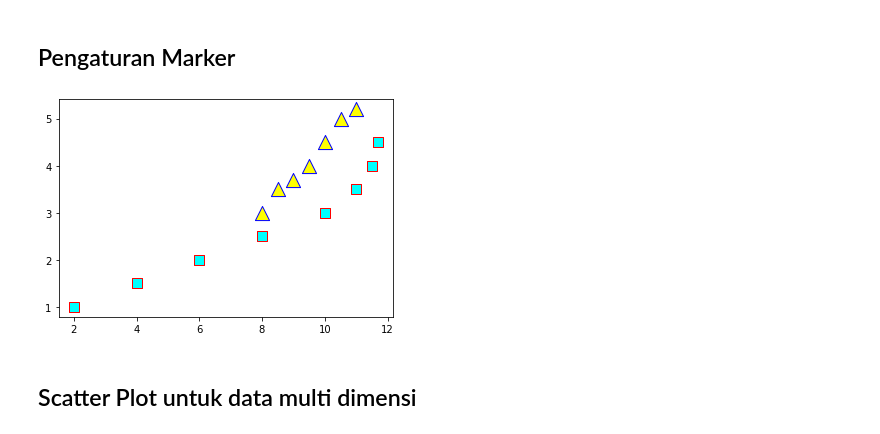
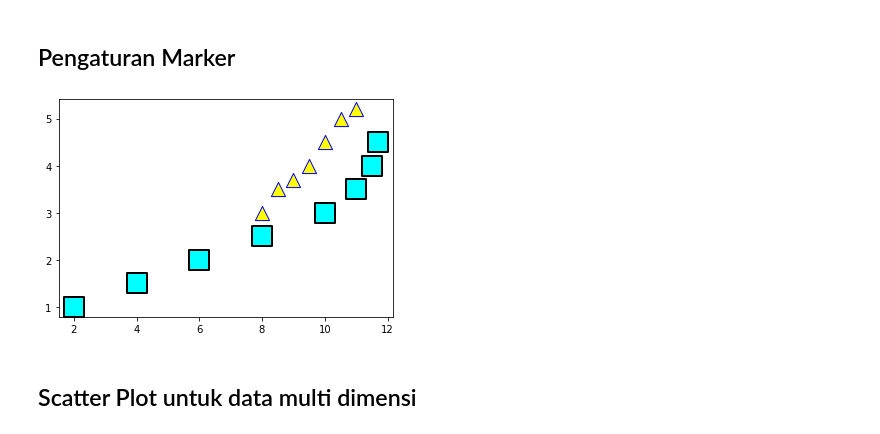
Before and after one commit to boedybios/belajar_matplotlib, a Jupyter notebook: 08_scatter_plot.ipynb, the cells around one changed output. Saved outputs shown, nothing was run; the diff lists cells and outputs as text; code cells hidden in the pictures.

```diff
--- a/08_scatter_plot.ipynb
+++ b/08_scatter_plot.ipynb
@@ -63,21 +63,21 @@ y2 = [3,3.5,3.7,4,4.5,5,5.2]
 # %%
 plt.scatter(x1, y1,
             color='cyan',
-            linewidths=1,
+            linewidths=2,
             marker='s',
-            edgecolor='red',
-            s=100)
+            edgecolor='black',
+            s=400)
 
 plt.scatter(x2, y2,
             color='yellow',
             linewidths=1,
             marker='^',
             edgecolor='blue',
-            s = 200)
+            s=200)
 
 plt.show()
 # %% [output]
-[figure, old version]
+[figure, new version]
 # %% [markdown]
 ## Scatter Plot untuk data multi dimensi
 # %%
```
